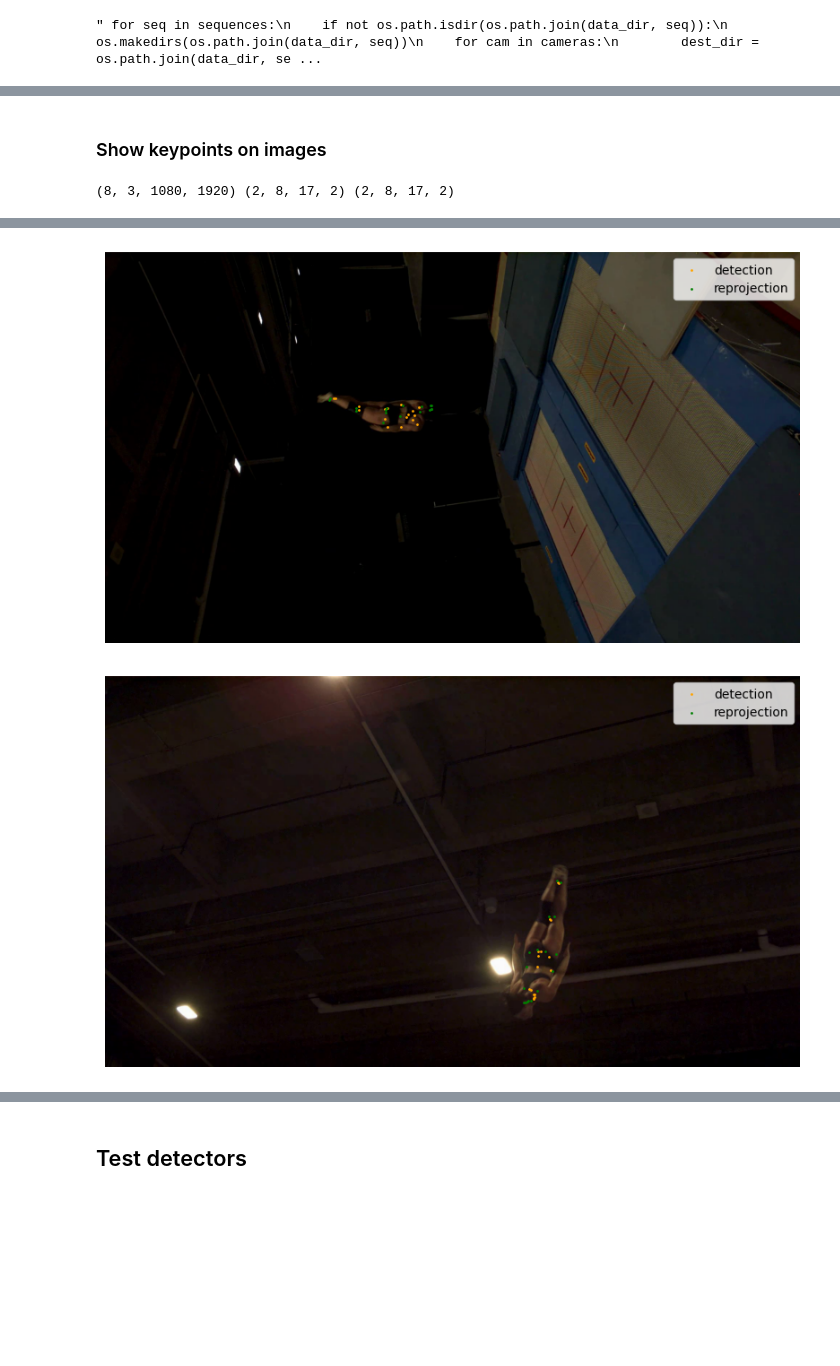
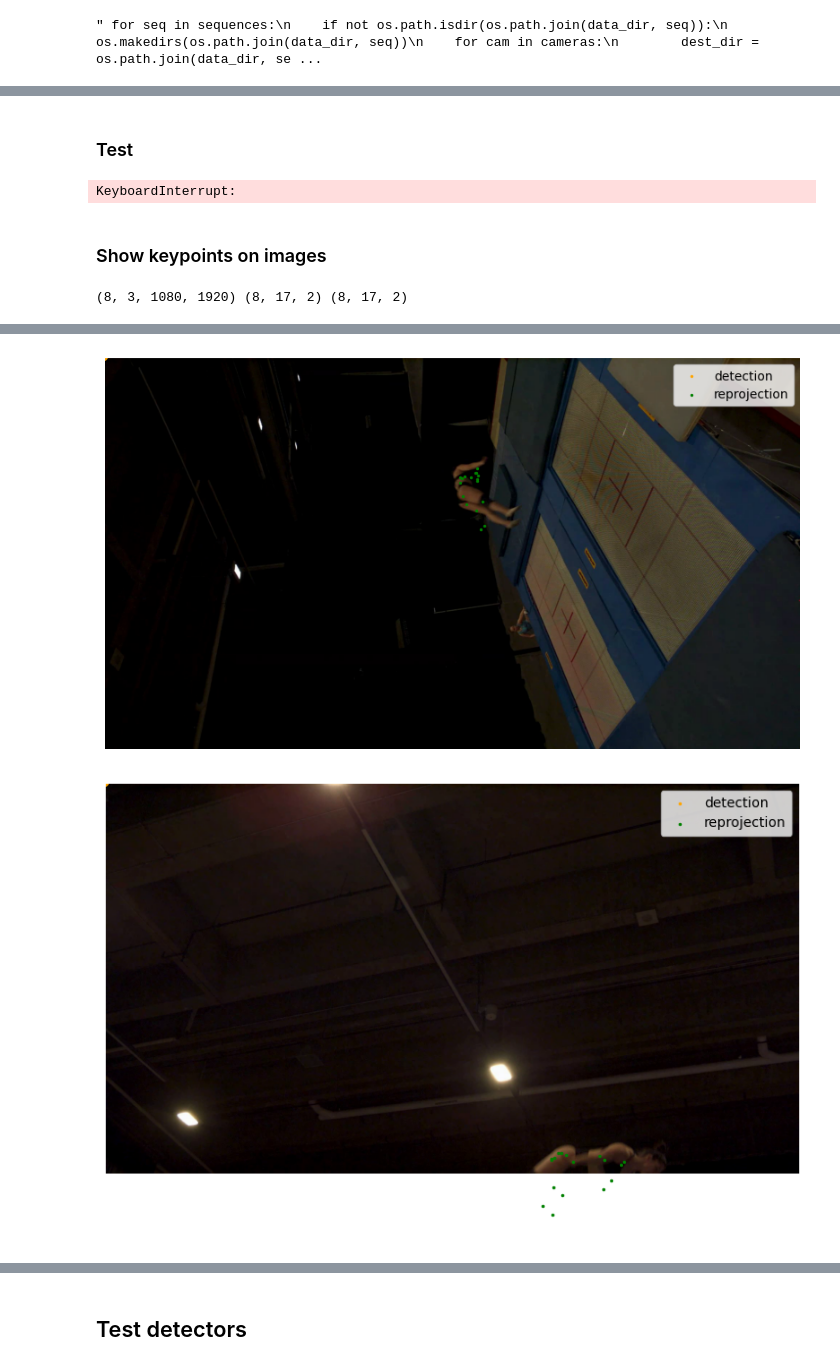
Before and after one commit to leadroletroy/trampo, a Jupyter notebook: MODELS_2D3D/finetuning_multiview/finetune_2dpose.ipynb, the cells around one changed output, grey strips where cells are left out. Drawn from its saved outputs; the diff is of its cells as text; code cells hidden in the pictures; blank space fills up the shorter version.

Commit message:
triangulation vectorized + bones loss

```diff
--- a/MODELS_2D3D/finetuning_multiview/finetune_2dpose.ipynb
+++ b/MODELS_2D3D/finetuning_multiview/finetune_2dpose.ipynb
@@ -42,6 +81,11 @@ sequences = sorted([seq for seq in sequences if seq[0] in ['1', '2']])
 cameras = ['Camera1_M11139', 'Camera2_M11140', 'Camera3_M11141', 'Camera4_M11458',
            'Camera5_M11459', 'Camera6_M11461', 'Camera7_M11462', 'Camera8_M11463']
 
+K = np.load('calib/K.npz')['arr_0']
+Ks = torch.tensor(K, dtype=torch.float32, device=device)
+
+D = np.load('calib/D.npz')['arr_0']
+
 """ for seq in sequences:
     if not os.path.isdir(os.path.join(data_dir, seq)):
         os.makedirs(os.path.join(data_dir, seq))
@@ -256,22 +552,62 @@ tensor([[10.7155],
+# %% [markdown]
+### Test
+# %%
+checkpoint = torch.load("checkpoints/epoch_1.pth", map_location=device)
+pose_model.load_state_dict(checkpoint['model_state_dict'])
+pose_model.eval()
+
+test_loss = 0.0
+with torch.no_grad():
+    for batch in test_loader:
+        images, Ks, Ts, seq, frames, detections = batch.values()
+        images = images.to(device, non_blocking=True)
+        Ks = Ks.to(device, non_blocking=True)
+        Ts = Ts.to(device, non_blocking=True)
+        detections = detections.to(device, non_blocking=True)
+
+        # --- 1. Predict 2D keypoints for detected views ---
+        keypoints = predict_multiview_with_grad(
+            det_model, pose_model, images, device=device,
+            bbox_thr=0.3, training=True, detections=detections)
+
+        # --- 2. Triangulate (batched) ---
+        error, preds_2d, points_3d, cams_on = find_best_triangulation(keypoints, Ks, Ts, error_thresh)
+        if torch.isnan(points_3d).all():
+            continue
+
+        # --- 3. Reproject 3D back into each view ---
+        Rt = Ts[:, :, :3, :]
+        P_all = Ks @ Rt
+        reproj, valid_mask = project_points(points_3d, P_all)
+        preds_valid = preds_2d[valid_mask]
+        reproj_valid = reproj[valid_mask]
+
+        # --- 4. Remove mismatched persons (dist > 100) ---
+        dist = torch.norm(preds_valid - reproj_valid, dim=-1)  # Euclidean distance
+        keep_mask = dist < person_dist_thresh
+        if keep_mask.sum() == 0:
+            continue
+        preds_valid = preds_valid[keep_mask]
+        reproj_valid = reproj_valid[keep_mask]
+
+        loss_batch = torch.sqrt(torch.nn.functional.mse_loss(preds_valid, reproj_valid))
+        test_loss += loss_batch.item()
+
+test_loss /= len(test_loader)
+print(f"✅ Final test RMSE: {test_loss:.4f}")
+# %% [output]
+KeyboardInterrupt:
 # %% [markdown]
 ### Show keypoints on images
 # %%
-images_np = images.cpu().detach().numpy()[0]
-pts_d = preds.cpu().detach().numpy()
-pts_r = reproj.cpu().detach().numpy()
+b = 0
+
+images_np = images.cpu().detach().numpy()[b]
+pts_d = preds_2d.cpu().detach().numpy()[b]
+pts_r = reproj.cpu().detach().numpy()[b]
 
 print(images_np.shape, pts_d.shape, pts_r.shape)
-for im, pt_d, pt_r in zip(images_np, pts_d[0], pts_r[0]):
-    im = np.transpose(im, axes=(1,2,0))
-    im = cv2.cvtColor(im, cv2.COLOR_BGR2RGB)
-    plt.figure(figsize=(10,6))
-    plt.imshow(im)
 
-    plt.scatter(*pt_d.T, s=1, color='orange', label='detection')
-    plt.scatter(*pt_r.T, s=1, color='green', label='reprojection')
-
-    plt.legend()
-    plt.axis('off')
-    plt.show()
+show_keypoints_on_im(images_np, pts_d, pts_r, 'viz/epoch1', show=True)
 # %% [output]
-(8, 3, 1080, 1920) (2, 8, 17, 2) (2, 8, 17, 2)
+(8, 3, 1080, 1920) (8, 17, 2) (8, 17, 2)
@@ -282,2 +618,2 @@ for im, pt_d, pt_r in zip(images_np, pts_d[0], pts_r[0]):
-[figure, old version]
+[figure, new version]
-[figure, old version]
+[figure, new version]
```
Also changed, not shown: parts of 17 cells of this notebook, 7 other files.
